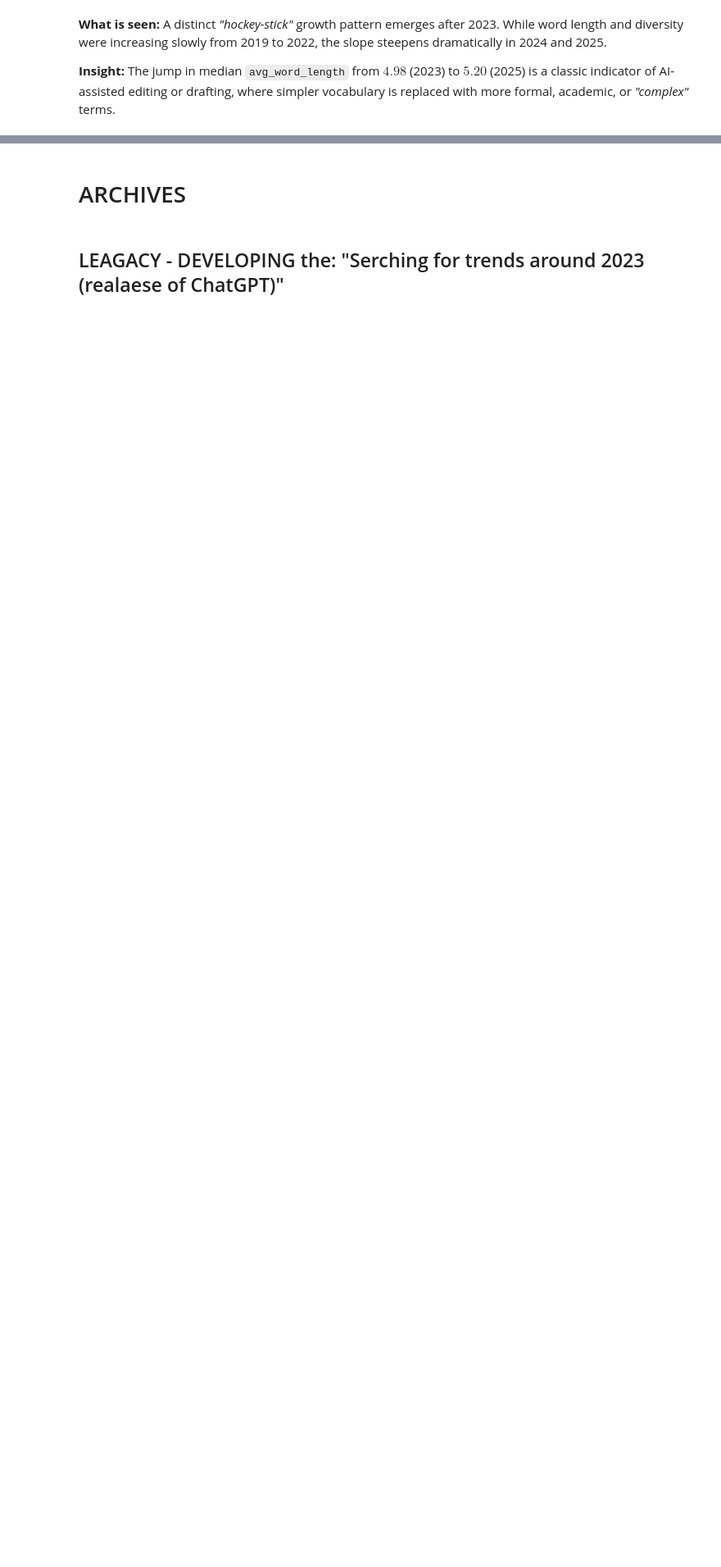
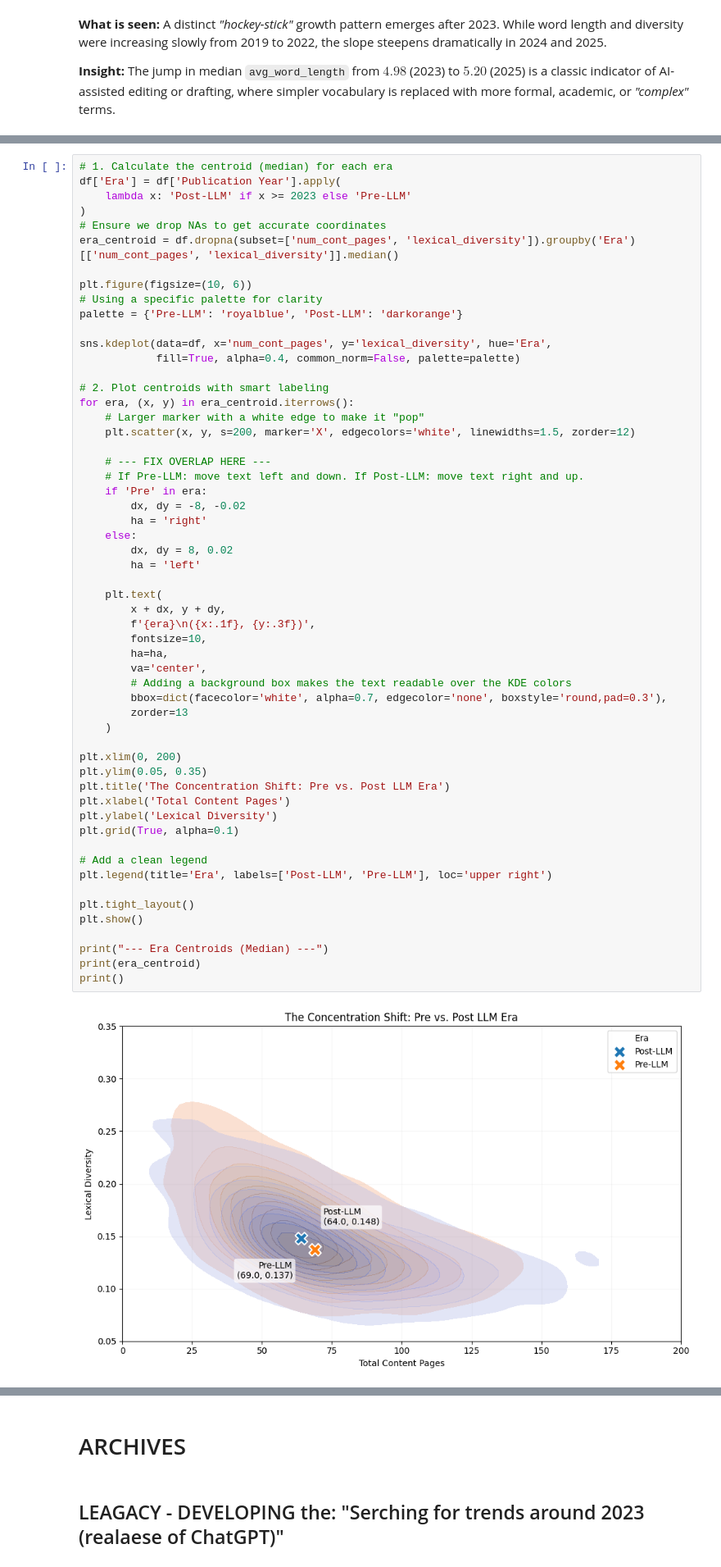
Before and after one commit to OliverKviat/Thesis_OCR, a Jupyter notebook: exploring_data/data_analysis_notebook.ipynb, the cells around one changed output, grey strips where cells are left out. Shown at 82% size. Cells and saved outputs as stored; diff of their text form; blank space fills up the shorter version.

```diff
--- a/exploring_data/data_analysis_notebook.ipynb
+++ b/exploring_data/data_analysis_notebook.ipynb
@@ -285,0 +338,58 @@ plt.show()
+# %%
+# 1. Calculate the centroid (median) for each era
+df['Era'] = df['Publication Year'].apply(
+    lambda x: 'Post-LLM' if x >= 2023 else 'Pre-LLM'
+)
+# Ensure we drop NAs to get accurate coordinates
+era_centroid = df.dropna(subset=['num_cont_pages', 'lexical_diversity']).groupby('Era')[['num_cont_pages', 'lexical_diversity']].median()
+
+plt.figure(figsize=(10, 6))
+# Using a specific palette for clarity
+palette = {'Pre-LLM': 'royalblue', 'Post-LLM': 'darkorange'}
+
+sns.kdeplot(data=df, x='num_cont_pages', y='lexical_diversity', hue='Era',
+            fill=True, alpha=0.4, common_norm=False, palette=palette)
+
+# 2. Plot centroids with smart labeling
+for era, (x, y) in era_centroid.iterrows():
+    # Larger marker with a white edge to make it "pop"
+    plt.scatter(x, y, s=200, marker='X', edgecolors='white', linewidths=1.5, zorder=12)
+
+    # --- FIX OVERLAP HERE ---
+    # If Pre-LLM: move text left and down. If Post-LLM: move text right and up.
+    if 'Pre' in era:
+        dx, dy = -8, -0.02
+        ha = 'right'
+    else:
+        dx, dy = 8, 0.02
+        ha = 'left'
+
+    plt.text(
+        x + dx, y + dy,
+        f'{era}\n({x:.1f}, {y:.3f})',
+        fontsize=10,
+        ha=ha,
+        va='center',
+        # Adding a background box makes the text readable over the KDE colors
+        bbox=dict(facecolor='white', alpha=0.7, edgecolor='none', boxstyle='round,pad=0.3'),
+        zorder=13
+    )
+
+plt.xlim(0, 200)
+plt.ylim(0.05, 0.35)
+plt.title('The Concentration Shift: Pre vs. Post LLM Era')
+plt.xlabel('Total Content Pages')
+plt.ylabel('Lexical Diversity')
+plt.grid(True, alpha=0.1)
+
+# Add a clean legend
+plt.legend(title='Era', labels=['Post-LLM', 'Pre-LLM'], loc='upper right')
+
+plt.tight_layout()
+plt.show()
+
+print("--- Era Centroids (Median) ---")
+print(era_centroid)
+print()
+# %% [output]
+[figure, added]
```
Also changed, not shown: parts of 44 cells of this notebook, 3 other files.
